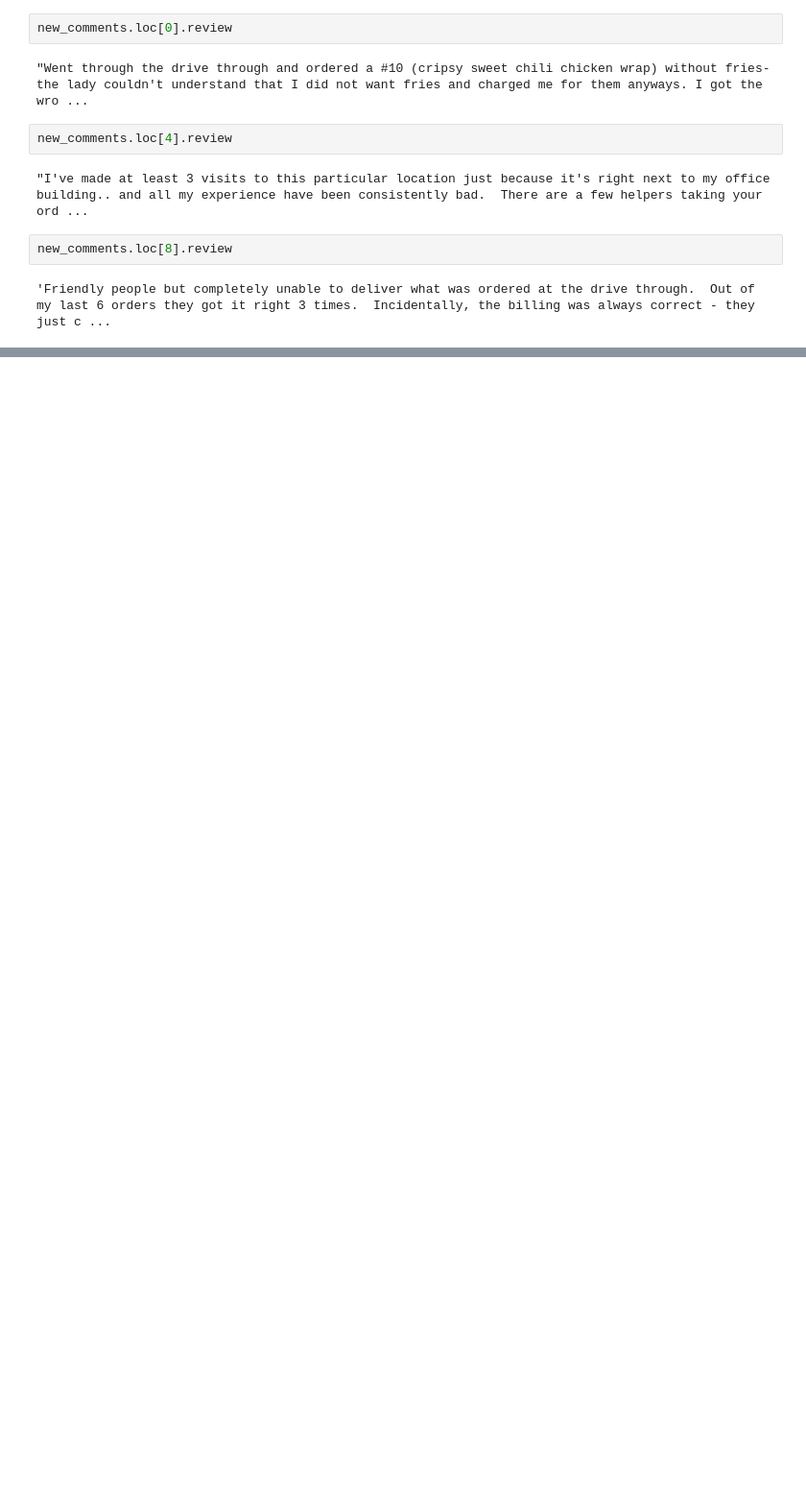
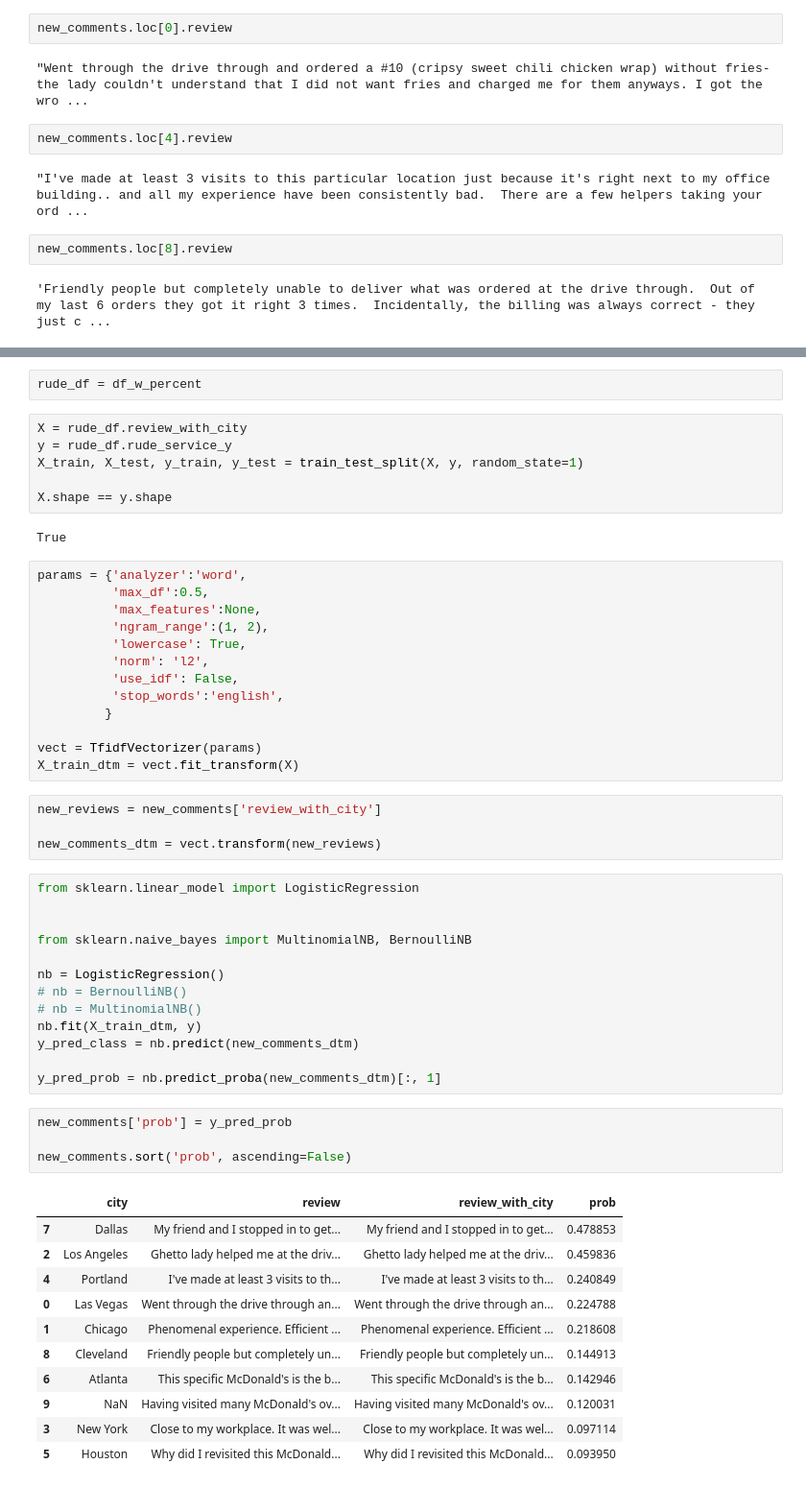
Before and after one commit to ndanielsen/mltext, a Jupyter notebook: hw/02_mcdonalds_homework.ipynb, the cells around one changed output, grey strips where cells are left out. Shown: that part at 96% size. Saved outputs shown, nothing was run; the diff lists cells and outputs as text; blank space fills up the shorter version.

```diff
--- a/hw/02_mcdonalds_homework.ipynb
+++ b/hw/02_mcdonalds_homework.ipynb
@@ -545,0 +629,56 @@ new_comments.loc[8].review
+# %%
+rude_df = df_w_percent
+# %%
+X = rude_df.review_with_city
+y = rude_df.rude_service_y
+X_train, X_test, y_train, y_test = train_test_split(X, y, random_state=1)
+
+X.shape == y.shape
+# %% [output]
+True
+# %%
+params = {'analyzer':'word',
+          'max_df':0.5,
+          'max_features':None,
+          'ngram_range':(1, 2),
+          'lowercase': True,
+          'norm': 'l2',
+          'use_idf': False,
+          'stop_words':'english',
+         }
+
+vect = TfidfVectorizer(params)
+X_train_dtm = vect.fit_transform(X)
+# %%
+new_reviews = new_comments['review_with_city']
+
+new_comments_dtm = vect.transform(new_reviews)
+# %%
+from sklearn.linear_model import LogisticRegression
+
+
+from sklearn.naive_bayes import MultinomialNB, BernoulliNB
+
+nb = LogisticRegression()
+# nb = BernoulliNB()
+# nb = MultinomialNB()
+nb.fit(X_train_dtm, y)
+y_pred_class = nb.predict(new_comments_dtm)
+
+y_pred_prob = nb.predict_proba(new_comments_dtm)[:, 1]
+# %%
+new_comments['prob'] = y_pred_prob
+
+new_comments.sort('prob', ascending=False)
+# %% [output]
+|  | city | review | review_with_city | prob |
+| 7 | Dallas | My friend and I stopped in to get... | My friend and I stopped in to get... | 0.478853 |
+| 2 | Los Angeles | Ghetto lady helped me at the driv... | Ghetto lady helped me at the driv... | 0.459836 |
+| 4 | Portland | I've made at least 3 visits to th... | I've made at least 3 visits to th... | 0.240849 |
+| 0 | Las Vegas | Went through the drive through an... | Went through the drive through an... | 0.224788 |
+| 1 | Chicago | Phenomenal experience. Efficient ... | Phenomenal experience. Efficient ... | 0.218608 |
+| 8 | Cleveland | Friendly people but completely un... | Friendly people but completely un... | 0.144913 |
+| 6 | Atlanta | This specific McDonald's is the b... | This specific McDonald's is the b... | 0.142946 |
+| 9 | NaN | Having visited many McDonald's ov... | Having visited many McDonald's ov... | 0.120031 |
+| 3 | New York | Close to my workplace. It was wel... | Close to my workplace. It was wel... | 0.097114 |
+| 5 | Houston | Why did I revisited this McDonald... | Why did I revisited this McDonald... | 0.093950 |
```
Also changed, not shown: parts of 13 cells of this notebook, 1 other file.
